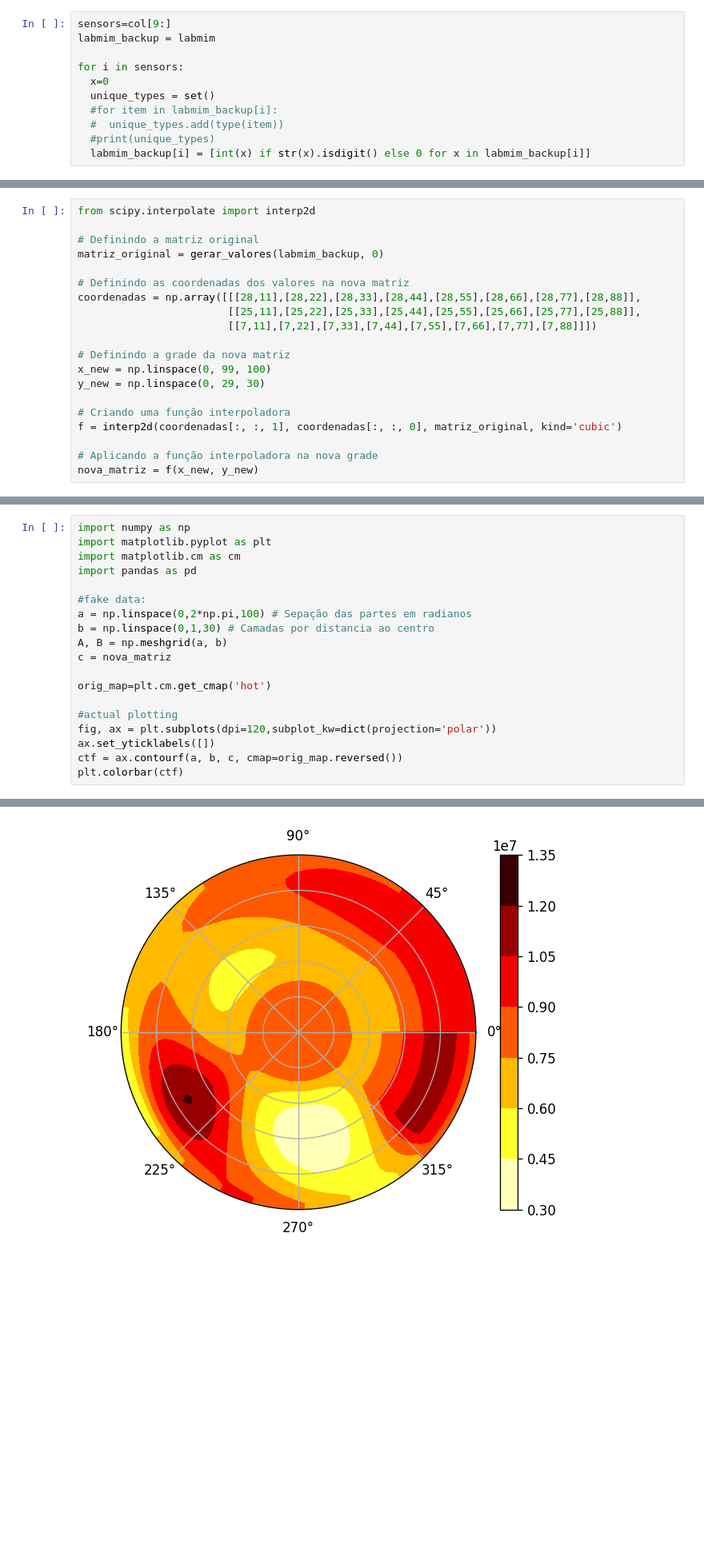
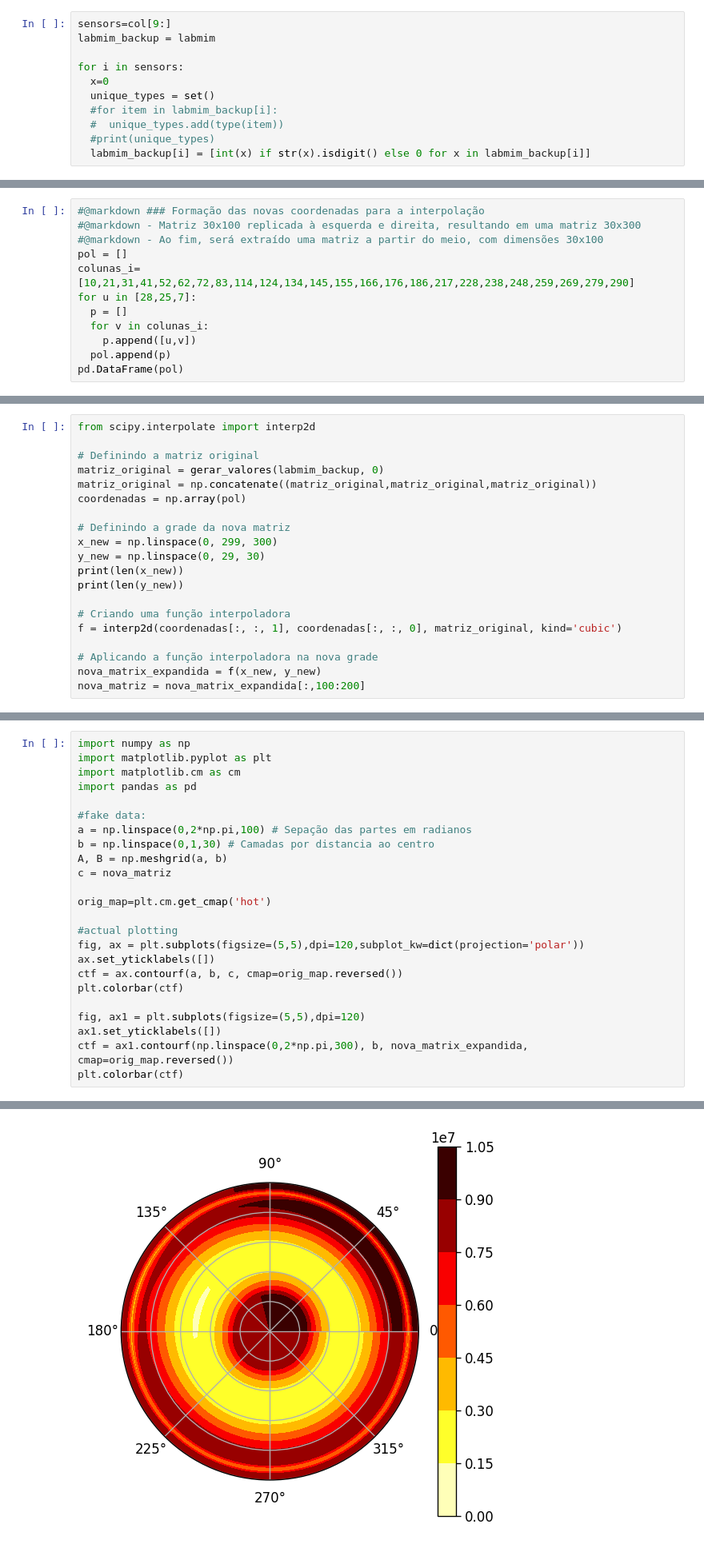
Before and after one commit to igordantasgf/analise_dados_microambientais, a Jupyter notebook: fly_eye_visualize.ipynb, the cells around one changed output, grey strips where cells are left out. Shown at 80% size. Saved outputs shown, nothing was run; the diff lists cells and outputs as text; blank space fills up the shorter version.

```diff
--- a/fly_eye_visualize.ipynb
+++ b/fly_eye_visualize.ipynb
@@ -50,0 +56,12 @@ def gerar_valores(tabela,var):
+# %%
+#@markdown ### Formação das novas coordenadas para a interpolação
+#@markdown - Matriz 30x100 replicada à esquerda e direita, resultando em uma matriz 30x300
+#@markdown - Ao fim, será extraído uma matriz a partir do meio, com dimensões 30x100
+pol = []
+colunas_i=[10,21,31,41,52,62,72,83,114,124,134,145,155,166,176,186,217,228,238,248,259,269,279,290]
+for u in [28,25,7]:
+  p = []
+  for v in colunas_i:
+    p.append([u,v])
+  pol.append(p)
+pd.DataFrame(pol)
@@ -53,19 +76,19 @@ from scipy.interpolate import interp2d
 
 # Definindo a matriz original
 matriz_original = gerar_valores(labmim_backup, 0)
-
-# Definindo as coordenadas dos valores na nova matriz
-coordenadas = np.array([[[28,11],[28,22],[28,33],[28,44],[28,55],[28,66],[28,77],[28,88]],
-                        [[25,11],[25,22],[25,33],[25,44],[25,55],[25,66],[25,77],[25,88]],
-                        [[7,11],[7,22],[7,33],[7,44],[7,55],[7,66],[7,77],[7,88]]])
+matriz_original = np.concatenate((matriz_original,matriz_original,matriz_original))
+coordenadas = np.array(pol)
 
 # Definindo a grade da nova matriz
-x_new = np.linspace(0, 99, 100)
+x_new = np.linspace(0, 299, 300)
 y_new = np.linspace(0, 29, 30)
+print(len(x_new))
+print(len(y_new))
 
 # Criando uma função interpoladora
 f = interp2d(coordenadas[:, :, 1], coordenadas[:, :, 0], matriz_original, kind='cubic')
 
 # Aplicando a função interpoladora na nova grade
-nova_matriz = f(x_new, y_new)
+nova_matrix_expandida = f(x_new, y_new)
+nova_matriz = nova_matrix_expandida[:,100:200]
 # %% [output]
@@ -89,22 +114,27 @@ For more details see
 # %%
 import numpy as np
 import matplotlib.pyplot as plt
 import matplotlib.cm as cm
 import pandas as pd
 
 #fake data:
 a = np.linspace(0,2*np.pi,100) # Sepação das partes em radianos
 b = np.linspace(0,1,30) # Camadas por distancia ao centro
 A, B = np.meshgrid(a, b)
 c = nova_matriz
 
 orig_map=plt.cm.get_cmap('hot')
 
 #actual plotting
-fig, ax = plt.subplots(dpi=120,subplot_kw=dict(projection='polar'))
+fig, ax = plt.subplots(figsize=(5,5),dpi=120,subplot_kw=dict(projection='polar'))
 ax.set_yticklabels([])
 ctf = ax.contourf(a, b, c, cmap=orig_map.reversed())
 plt.colorbar(ctf)
+
+fig, ax1 = plt.subplots(figsize=(5,5),dpi=120)
+ax1.set_yticklabels([])
+ctf = ax1.contourf(np.linspace(0,2*np.pi,300), b, nova_matrix_expandida, cmap=orig_map.reversed())
+plt.colorbar(ctf)
 # %% [output]
 <matplotlib.colorbar.Colorbar at 0x...>
-[figure, old version]
+[figure, new version]
```
Also changed, not shown: parts of 5 cells of this notebook.
